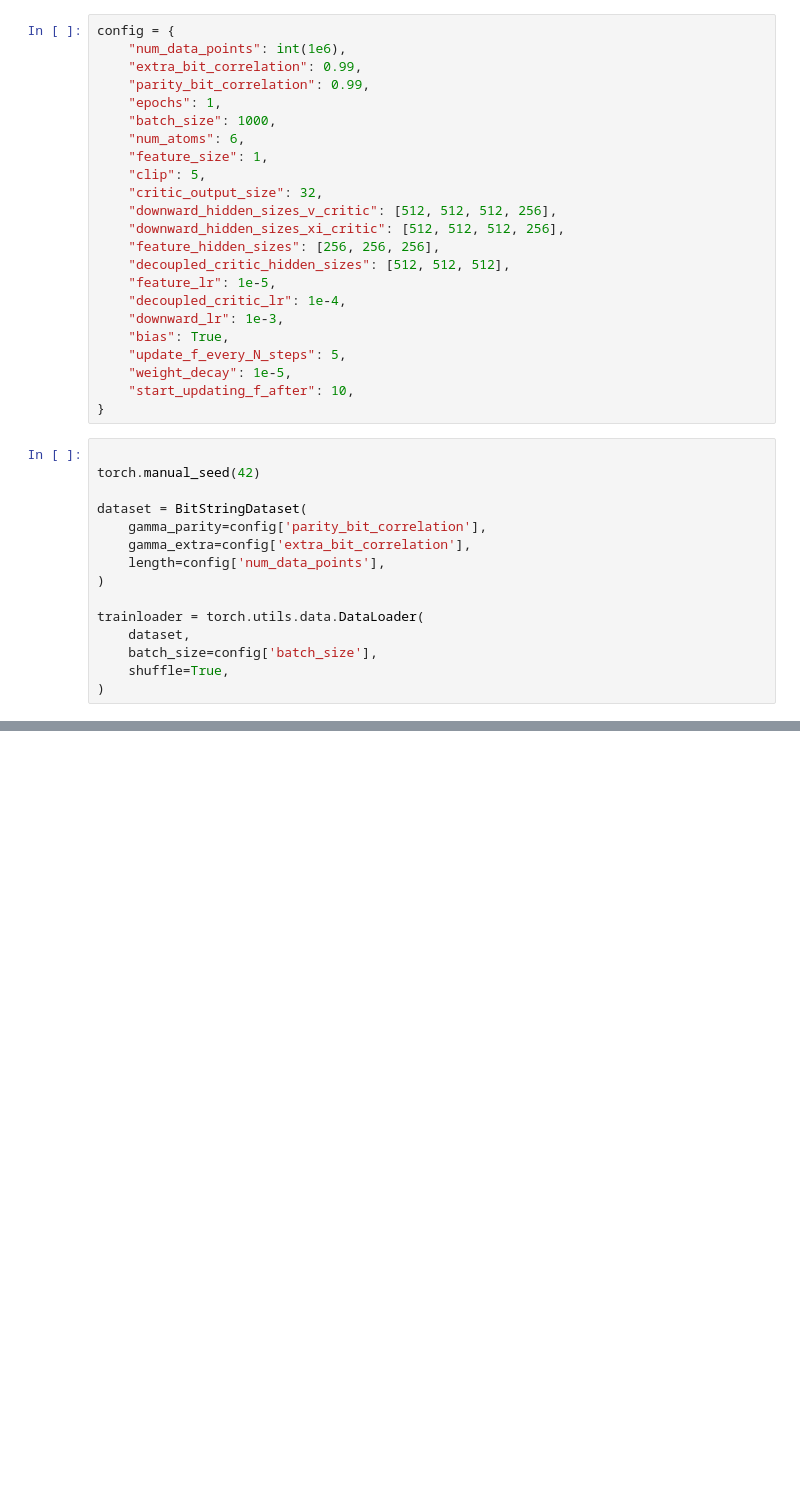
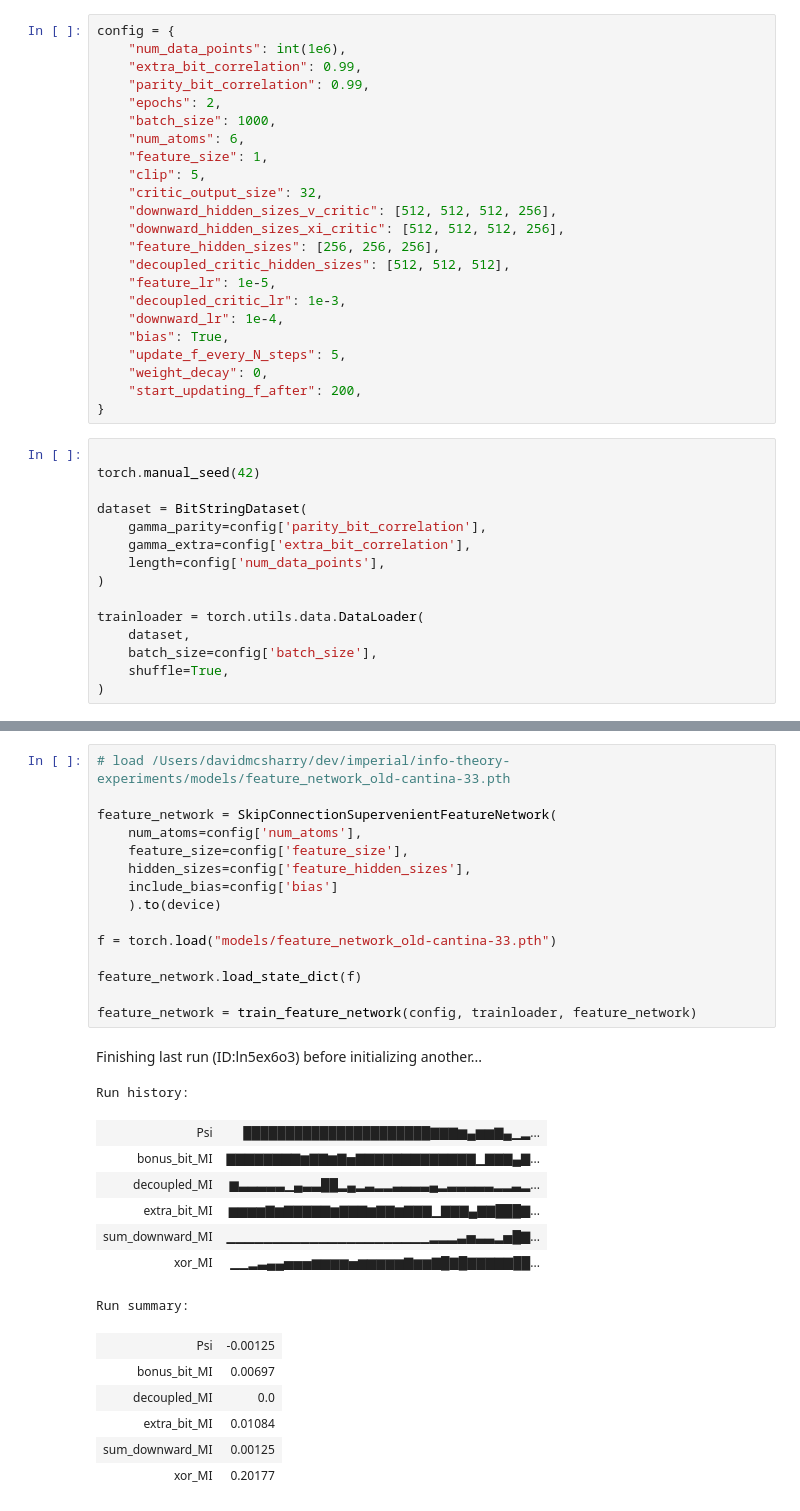
Before and after one commit to David-McSharry/info-theory-experiments, a Jupyter notebook: emergence_from_bits.ipynb, the cells around one changed output, grey strips where cells are left out. Drawn from its saved outputs; the diff is of its cells as text; blank space fills up the shorter version.

Commit message:
skip connection netwokr

```diff
--- a/emergence_from_bits.ipynb
+++ b/emergence_from_bits.ipynb
@@ -150,7 +228,7 @@ config = {
     "num_data_points": int(1e6),
     "extra_bit_correlation": 0.99,
     "parity_bit_correlation": 0.99,
-    "epochs": 1,
+    "epochs": 2,
     "batch_size": 1000,
     "num_atoms": 6,
     "feature_size": 1,
@@ -161,12 +239,12 @@ config = {
     "feature_hidden_sizes": [256, 256, 256],
     "decoupled_critic_hidden_sizes": [512, 512, 512],
     "feature_lr": 1e-5,
-    "decoupled_critic_lr": 1e-4,
-    "downward_lr": 1e-3,
+    "decoupled_critic_lr": 1e-3,
+    "downward_lr": 1e-4,
     "bias": True,
     "update_f_every_N_steps": 5,
-    "weight_decay": 1e-5,
-    "start_updating_f_after": 10,
+    "weight_decay": 0,
+    "start_updating_f_after": 200,
 }
 # %%
 
@@ -187,0 +280,31 @@ feature_network = train_feature_network(config, trainloader)
+# %%
+# load /Users/davidmcsharry/dev/imperial/info-theory-experiments/models/feature_network_old-cantina-33.pth
+
+feature_network = SkipConnectionSupervenientFeatureNetwork(
+    num_atoms=config['num_atoms'],
+    feature_size=config['feature_size'],
+    hidden_sizes=config['feature_hidden_sizes'],
+    include_bias=config['bias']
+    ).to(device)
+
+f = torch.load("models/feature_network_old-cantina-33.pth")
+
+feature_network.load_state_dict(f)
+
+feature_network = train_feature_network(config, trainloader, feature_network)
+# %% [output]
+Finishing last run (ID:ln5ex6o3) before initializing another...
+Run history:
+| Psi | ██████████████████████▇▇▇▆▄▆▆▇▄▁▂... |
+| bonus_bit_MI | ▇▇▇▇▇▇▇▇▆▇▇▆▇▅▇▇▇▇▇▇▇▇▇▇▇▇▇▁▇▇▇▄▇... |
+| decoupled_MI | ▆▃▃▃▃▃▁▄▃▃██▂▄▂▃▂▂▃▃▃▃▄▂▃▃▃▃▃▂▂▃▂... |
+| extra_bit_MI | ▆▆▆▆▇▆▇▇▇▇▇▆▇▇▇▆▇▇▆▇▇▇▁▇▇▇▄▇▇███▇... |
+| sum_downward_MI | ▁▁▁▁▁▁▁▁▁▁▁▁▁▁▁▁▁▁▁▁▁▁▂▂▂▃▅▃▃▂▅█▇... |
+| xor_MI | ▁▁▂▃▄▄▅▅▅▆▆▆▆▅▆▆▆▆▆▇▆▆▇█▇█▇▇▇▇▇██... |
+Run summary:
+| Psi | -0.00125 |
+| bonus_bit_MI | 0.00697 |
+| decoupled_MI | 0.0 |
+| extra_bit_MI | 0.01084 |
+| sum_downward_MI | 0.00125 |
+| xor_MI | 0.20177 |
```
Also changed, not shown: parts of 17 cells of this notebook, 2 other files.
